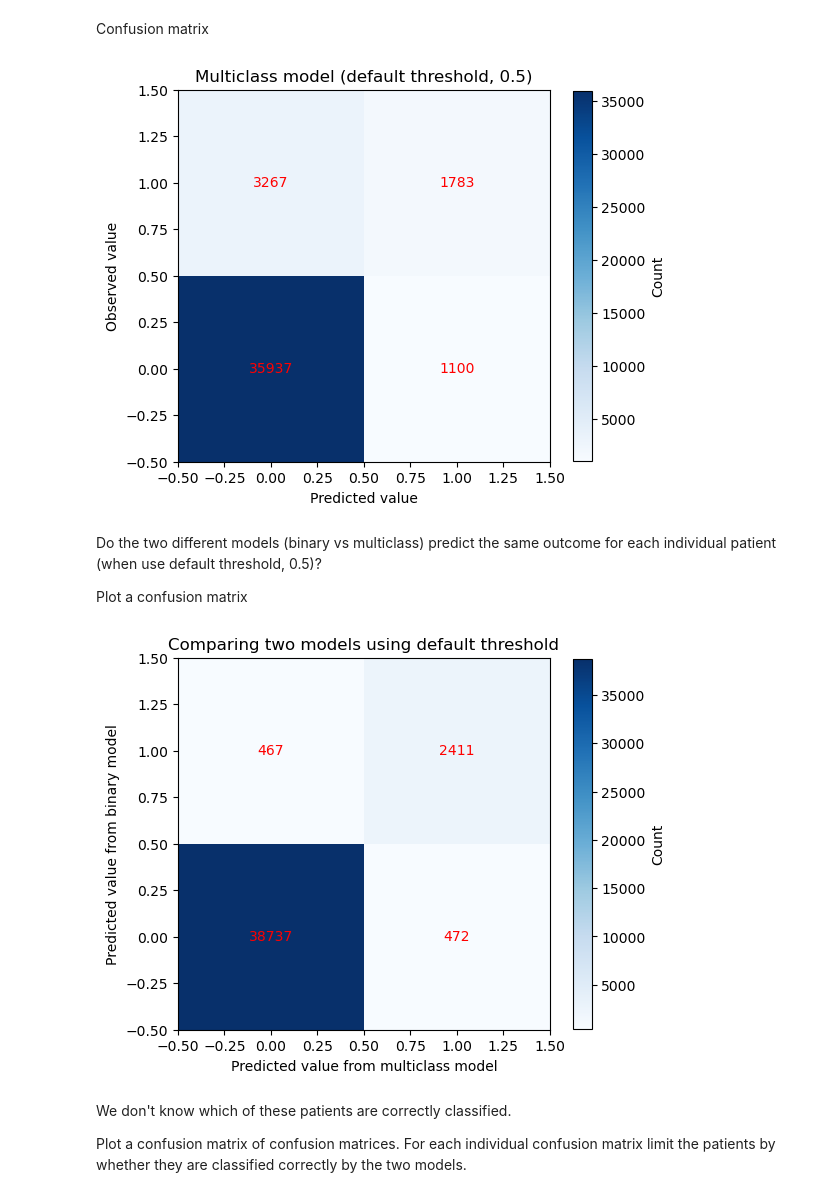
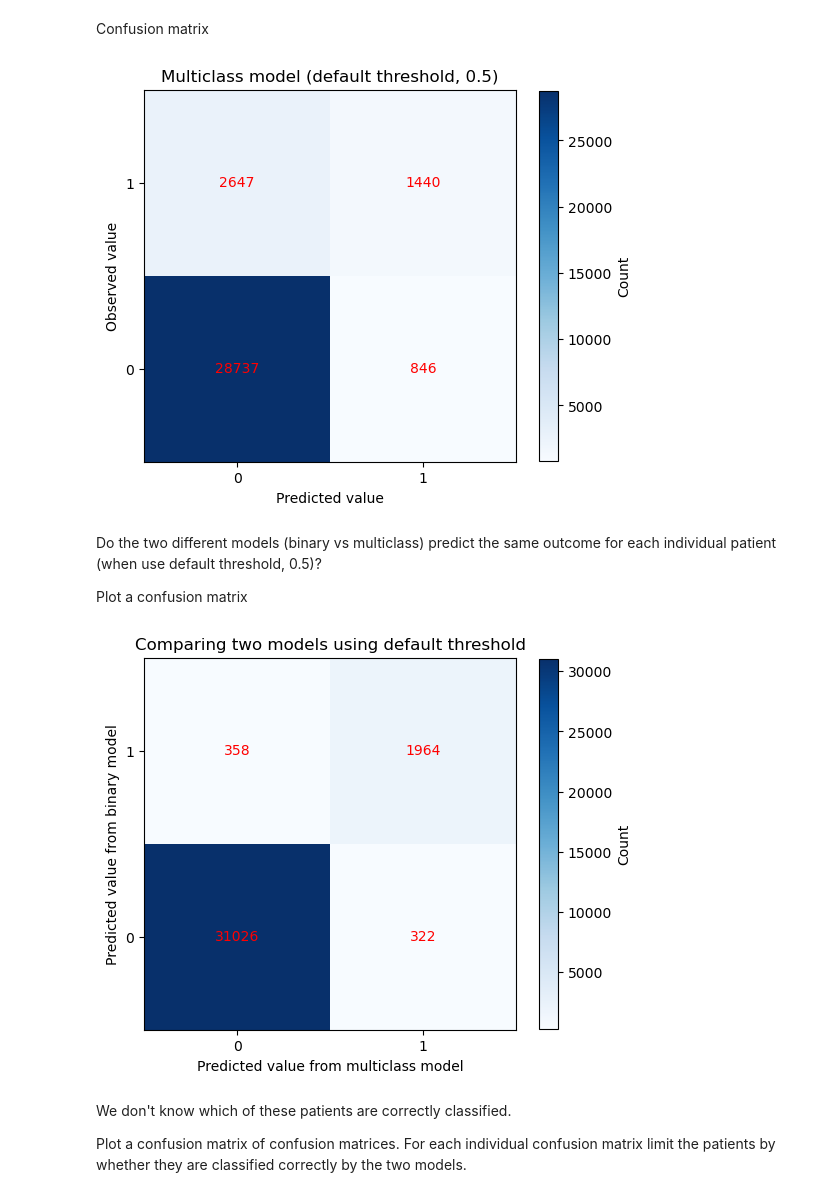
Before and after one commit to samuel-book/stroke_outcome_ml, a Jupyter notebook: xgb_7_features/070_xgb_1fold_death_binary_vs_multiclass_accuracy.ipynb, the cells around one changed output. Drawn from its saved outputs; the diff is of its cells as text; code cells hidden in the pictures.

```diff
--- a/xgb_7_features/070_xgb_1fold_death_binary_vs_multiclass_accuracy.ipynb
+++ b/xgb_7_features/070_xgb_1fold_death_binary_vs_multiclass_accuracy.ipynb
@@ -272,6 +285,3 @@ def create_binary_target(y_test_mc):
-# %%
-y_train_bin = create_binary_target(y_train_mc)
-y_test_bin = create_binary_target(y_test_mc)
 # %% [markdown]
 Define function to fit model (or read it in if it exists)
 # %%
@@ -332,7 +342,7 @@ def calculate_predicted_probabilities(model, X_data):
 Define function to plot confusion matrix (can be called to populate a subplot)
 # %%
 def plot_confusion_matrix(y_data, y_pred, xlabel, ylabel, title, vmax="",
-                          ax=""):
+                          ax="", shrink=1):
 
     """
 
@@ -360,7 +370,9 @@ def plot_confusion_matrix(y_data, y_pred, xlabel, ylabel, title, vmax="",
         fig = plt.figure(figsize=(6,6))
         ax = fig.add_subplot(1,1,1)
     heatmap = plt.imshow(cm, cmap=plt.cm.Blues, origin='lower', vmax=vmax)
-    colorbar = plt.colorbar(heatmap, shrink=0.8, ax=ax, alpha=0.5, label='Count')
+    plt.xticks((0,1))
+    plt.yticks((0,1))
+    plt.colorbar(heatmap, shrink=shrink, ax=ax, alpha=0.5, label='Count')
 
     # To add values to plot
     for i in range(len(cm)):
@@ -777,9 +794,32 @@ plot_confusion_matrix(y_test_bin, y_pred_intersection_bin,
+# %%
+def load_xgboost_model(filename):
+    """
+    Given the filename, either load if the model exists (saved as a pickle),
+    else train a new model.
+
+    Args:
+        filename [string]: where xgboost model is saved
+
+    Returns:
+        model [object]: xgboost classifier model
+
+    """
+    # Check if exists
+    file_exists = exists(filename)
+
+    if file_exists:
+    # Load models
+        with open(filename, 'rb') as filehandler:
+            model = pickle.load(filehandler)
+    else:
+        # Print error
+        print("Run notebook 040 first to train the model")
+    return(model)
 # %%
 filename = os.path.join(paths.model_save_path,
-                       (paths.notebook + paths.model_text +
-                        '_mc.p'))
+                ('040_xgb_7_features_5fold_0.p'))
 
-model_mc = fit_xgboost(X_train, y_train_mc, filename)
+model_mc = load_xgboost_model(filename)
 # %%
 (y_probs_mc, y_pred_mc) = calculate_predicted_probabilities(model_mc, X_test)
 # %% [markdown]
@@ -802,9 +842,9 @@ Confusion matrix
 # %%
 plot_confusion_matrix(y_test_bin, y_pred_mc6,
                       'Predicted value', 'Observed value',
-                      'Multiclass model (default threshold, 0.5)');
+                      'Multiclass model (default threshold, 0.5)', shrink=0.8);
 # %% [output]
-[figure, old version]
+[figure, new version]
 # %% [markdown]
 Do the two different models (binary vs multiclass) predict the same outcome for each individual patient (when use default threshold, 0.5)?
 
@@ -813,9 +853,10 @@ Plot a confusion matrix
 plot_confusion_matrix(y_pred_bin, y_pred_mc6,
                       'Predicted value from multiclass model',
                       'Predicted value from binary model',
-                      'Comparing two models using default threshold');
+                      'Comparing two models using default threshold',
+                      shrink=0.8);
 # %% [output]
-[figure, old version]
+[figure, new version]
 # %% [markdown]
 We don't know which of these patients are correctly classified.
 
```
Also changed, not shown: parts of 72 cells of this notebook.
